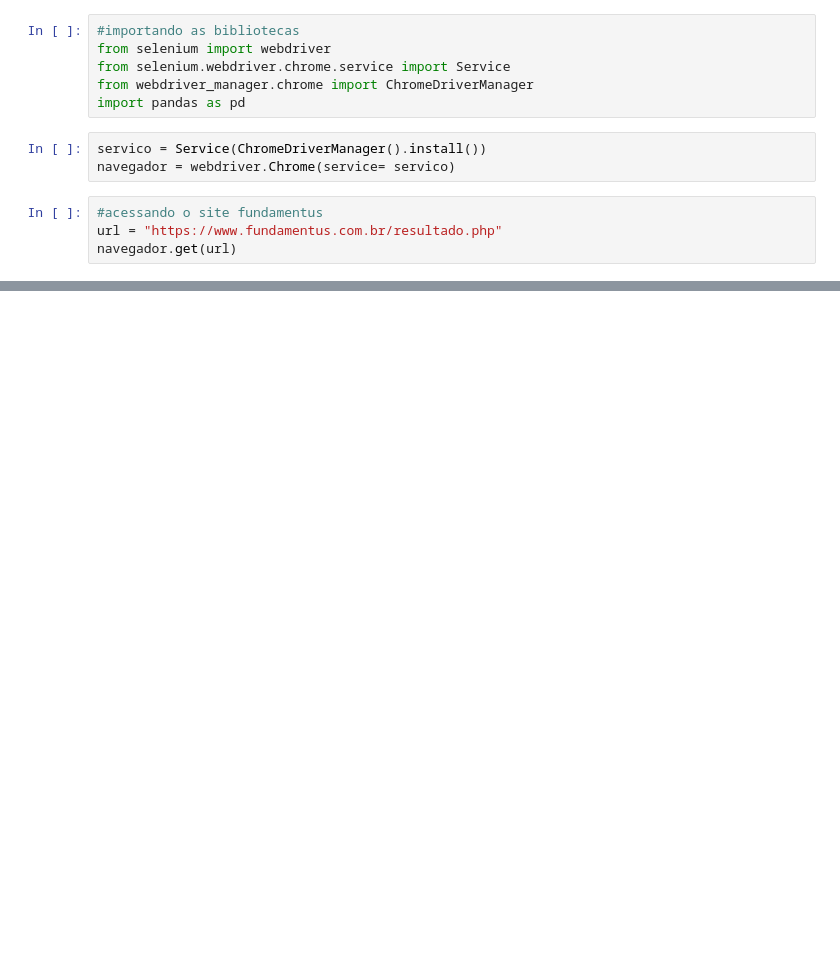
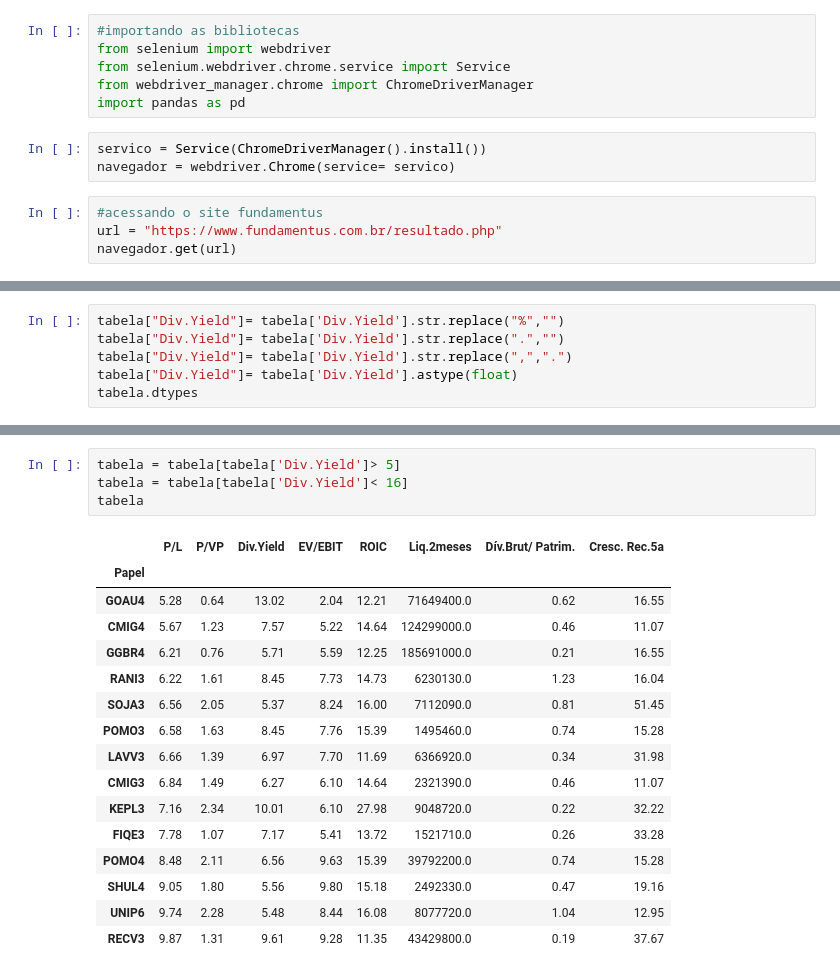
Before and after one commit to kiwsley/WebScraping-Acoes-Brasil, a Jupyter notebook: WebScraping_Acoes_Brasil.ipynb, the cells around one changed output, grey strips where cells are left out. Cells and saved outputs as stored; diff of their text form; blank space fills up the shorter version.

```diff
--- a/WebScraping_Acoes_Brasil.ipynb
+++ b/WebScraping_Acoes_Brasil.ipynb
@@ -38,0 +290,6 @@ tabela
+# %%
+tabela["Div.Yield"]= tabela['Div.Yield'].str.replace("%","")
+tabela["Div.Yield"]= tabela['Div.Yield'].str.replace(".","")
+tabela["Div.Yield"]= tabela['Div.Yield'].str.replace(",",".")
+tabela["Div.Yield"]= tabela['Div.Yield'].astype(float)
+tabela.dtypes
@@ -38,0 +326,21 @@ tabela
+# %%
+tabela = tabela[tabela['Div.Yield']> 5]
+tabela = tabela[tabela['Div.Yield']< 16]
+tabela
+# %% [output]
+|  | P/L | P/VP | Div.Yield | EV/EBIT | ROIC | Liq.2meses | Dív.Brut/ Patrim. | Cresc. Rec.5a |
+| Papel |  |  |  |  |  |  |  |  |
+| GOAU4 | 5.28 | 0.64 | 13.02 | 2.04 | 12.21 | 71649400.0 | 0.62 | 16.55 |
+| CMIG4 | 5.67 | 1.23 | 7.57 | 5.22 | 14.64 | 124299000.0 | 0.46 | 11.07 |
+| GGBR4 | 6.21 | 0.76 | 5.71 | 5.59 | 12.25 | 185691000.0 | 0.21 | 16.55 |
+| RANI3 | 6.22 | 1.61 | 8.45 | 7.73 | 14.73 | 6230130.0 | 1.23 | 16.04 |
+| SOJA3 | 6.56 | 2.05 | 5.37 | 8.24 | 16.00 | 7112090.0 | 0.81 | 51.45 |
+| POMO3 | 6.58 | 1.63 | 8.45 | 7.76 | 15.39 | 1495460.0 | 0.74 | 15.28 |
+| LAVV3 | 6.66 | 1.39 | 6.97 | 7.70 | 11.69 | 6366920.0 | 0.34 | 31.98 |
+| CMIG3 | 6.84 | 1.49 | 6.27 | 6.10 | 14.64 | 2321390.0 | 0.46 | 11.07 |
+| KEPL3 | 7.16 | 2.34 | 10.01 | 6.10 | 27.98 | 9048720.0 | 0.22 | 32.22 |
+| FIQE3 | 7.78 | 1.07 | 7.17 | 5.41 | 13.72 | 1521710.0 | 0.26 | 33.28 |
+| POMO4 | 8.48 | 2.11 | 6.56 | 9.63 | 15.39 | 39792200.0 | 0.74 | 15.28 |
+| SHUL4 | 9.05 | 1.80 | 5.56 | 9.80 | 15.18 | 2492330.0 | 0.47 | 19.16 |
+| UNIP6 | 9.74 | 2.28 | 5.48 | 8.44 | 16.08 | 8077720.0 | 1.04 | 12.95 |
+| RECV3 | 9.87 | 1.31 | 9.61 | 9.28 | 11.35 | 43429800.0 | 0.19 | 37.67 |
```
Also changed, not shown: parts of 14 cells of this notebook, 1 other file.
